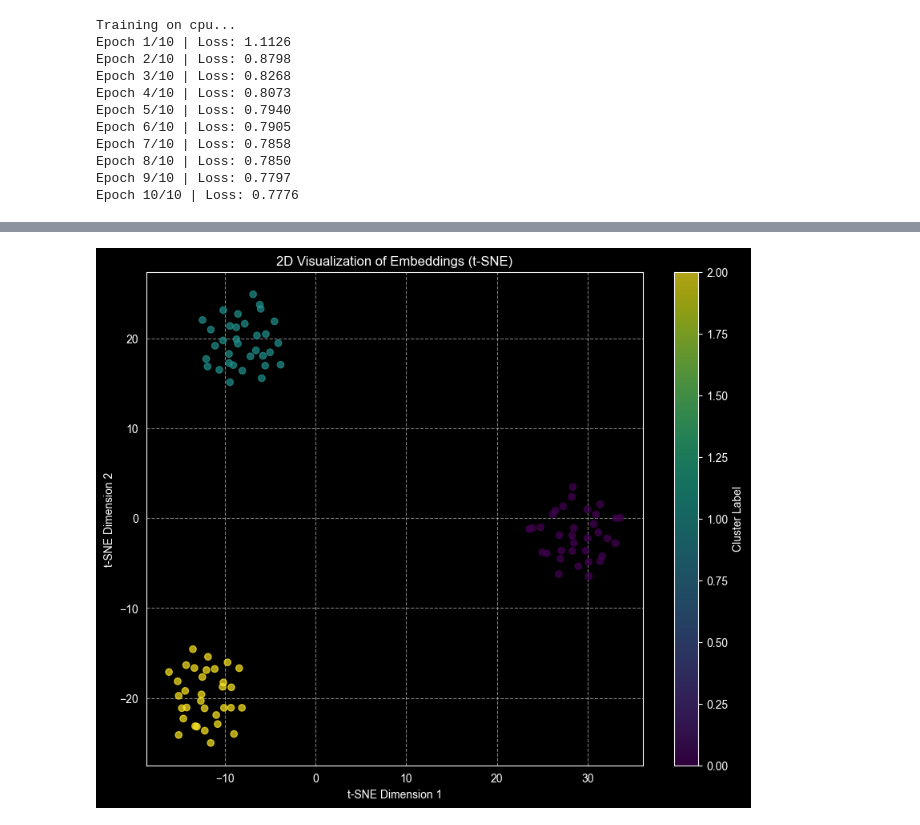
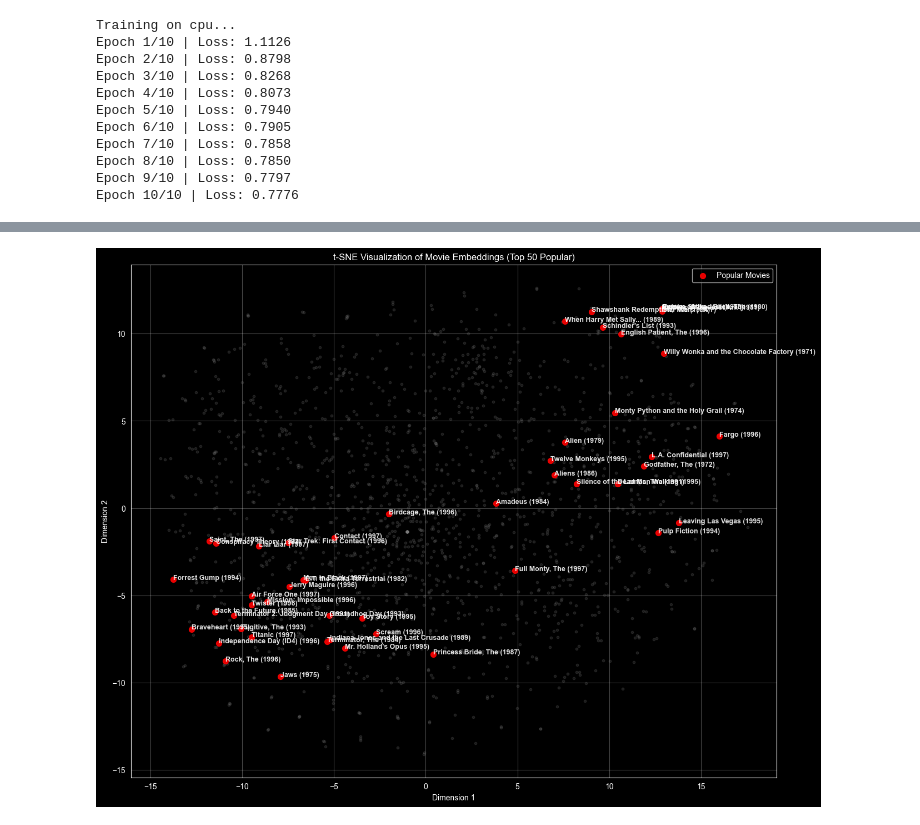
Before and after one commit to rdeepak2002/deep-learning-exercises, a Jupyter notebook: movie_lens/movie_lens.ipynb, the cells around one changed output, grey strips where cells are left out. Drawn from its saved outputs; the diff is of its cells as text; code cells hidden in the pictures.

Commit message:
Change clustering visualization

```diff
--- a/movie_lens/movie_lens.ipynb
+++ b/movie_lens/movie_lens.ipynb
@@ -162,58 +162,65 @@ Epoch 8/10 | Loss: 0.7850
 Epoch 9/10 | Loss: 0.7797
 Epoch 10/10 | Loss: 0.7776
 # %%
-# 4. Evaluate
+# 4. Evaluate with Movie Titles
 import numpy as np
 import matplotlib.pyplot as plt
 from sklearn.manifold import TSNE
-from sklearn.datasets import make_blobs
 
-# 1. Generate Synthetic Embeddings
-# In reality, you would load these from your model (e.g., OpenAI, HuggingFace)
-# Creating 100 vectors with 50 dimensions, divided into 3 distinct classes
-embeddings, labels = make_blobs(n_samples=100, n_features=50, centers=3, random_state=42)
+# --- Step A: Load Movie Titles ---
+# u.item is pipe-separated and uses latin-1 encoding
+movie_titles_df = pd.read_csv("./data/ml-100k/u.item", delimiter='|', header=None, encoding='latin-1',
+                              usecols=[0, 1], names=['movieId', 'title'])
+# Create a dictionary {MovieID: Title}
+id_to_title = dict(zip(movie_titles_df['movieId'], movie_titles_df['title']))
 
-print(f"Original Shape: {embeddings.shape}") # (100, 50)
+# --- Step B: Extract Embeddings from Model ---
+model.eval()
+# Get the weights from the movie embedding layer (move to CPU for numpy conversion)
+# Shape: (n_movies, 50)
+movie_embeddings = model.movie_factors.weight.data.cpu().numpy()
 
-# 2. Reduce Dimensions (50 -> 2)
-# Perplexity: Related to the number of nearest neighbors.
-# usually between 5 and 50. Lower = focuses on very local structure.
-tsne = TSNE(n_components=2, perplexity=10, random_state=42, init='pca', learning_rate='auto')
-embeddings_2d = tsne.fit_transform(embeddings)
+# --- Step C: Run t-SNE ---
+# Perplexity=30 is standard for this dataset size (~1600 items)
+tsne = TSNE(n_components=2, perplexity=30, random_state=42, init='pca', learning_rate='auto')
+embeddings_2d = tsne.fit_transform(movie_embeddings)
 
-print(f"Reduced Shape: {embeddings_2d.shape}") # (100, 2)
+# --- Step D: Filter for Readability ---
+# We only want to label the most popular movies to avoid clutter
+# 1. Calculate popularity (number of ratings per movie)
+rating_counts = ratings_df['movieId'].value_counts()
 
-# 3. Plot the Results
-plt.figure(figsize=(10, 8))
+# 2. Match popularity counts to the embedding order
+# Note: dataset.movie_ids[i] is the MovieID for embedding row i
+counts_ordered = np.array([rating_counts.get(mid, 0) for mid in dataset.movie_ids])
 
-# Scatter plot: x is column 0, y is column 1
-# We color points by their 'label' to see if the clusters separated nicely
-scatter = plt.scatter(embeddings_2d[:, 0], embeddings_2d[:, 1], c=labels, cmap='viridis', alpha=0.7)
+# 3. Get indices of the top 50 most rated movies
+top_indices = np.argsort(counts_ordered)[-50:]
 
-plt.title('2D Visualization of Embeddings (t-SNE)')
-plt.xlabel('t-SNE Dimension 1')
-plt.ylabel('t-SNE Dimension 2')
-plt.colorbar(scatter, label='Cluster Label')
-plt.grid(True, linestyle='--', alpha=0.5)
+# --- Step E: Plot ---
+plt.figure(figsize=(15, 12))  # Make figure large enough for text
+
+# 1. Plot ALL movies as faint gray dots
+plt.scatter(embeddings_2d[:, 0], embeddings_2d[:, 1], alpha=0.2, color='gray', s=10)
+
+# 2. Plot TOP 50 movies as red dots
+plt.scatter(embeddings_2d[top_indices, 0], embeddings_2d[top_indices, 1],
+            alpha=0.9, color='red', s=50, label='Popular Movies')
+
+# 3. Add Titles
+for idx in top_indices:
+    mid = dataset.movie_ids[idx]
+    title = id_to_title.get(mid, f"ID:{mid}")
+    x, y = embeddings_2d[idx]
+
+    # Annotate with a slight offset/transparency
+    plt.text(x, y, title, fontsize=9, alpha=0.9, fontweight='bold')
+
+plt.title('t-SNE Visualization of Movie Embeddings (Top 50 Popular)')
+plt.xlabel('Dimension 1')
+plt.ylabel('Dimension 2')
+plt.grid(True, alpha=0.3)
+plt.legend()
 
 plt.show()
-
-def calculate_rmse(model, data_loader, device="cpu"):
-    model.eval()
-    total_loss = 0
-    num_samples = 0
-
-    with torch.no_grad():
-        for users, movies, ratings in data_loader:
-            users, movies, ratings = users.to(device), movies.to(device), ratings.to(device)
-            preds = model(users, movies)
-            # Sum of squared errors
-            total_loss += ((preds - ratings) ** 2).sum().item()
-            num_samples += ratings.size(0)
-
-    # Sqrt(Mean Squared Error)
-    return np.sqrt(total_loss / num_samples)
-
-# Usage
-print(f"Val RMSE: {calculate_rmse(model, val_dl):.4f}") # Aim for < 1.0
 # %% [output]
@@ -222 +227 @@ Reduced Shape: (100, 2)
-[figure, old version]
+[figure, new version]
```
Also changed, not shown: parts of 2 cells of this notebook.
